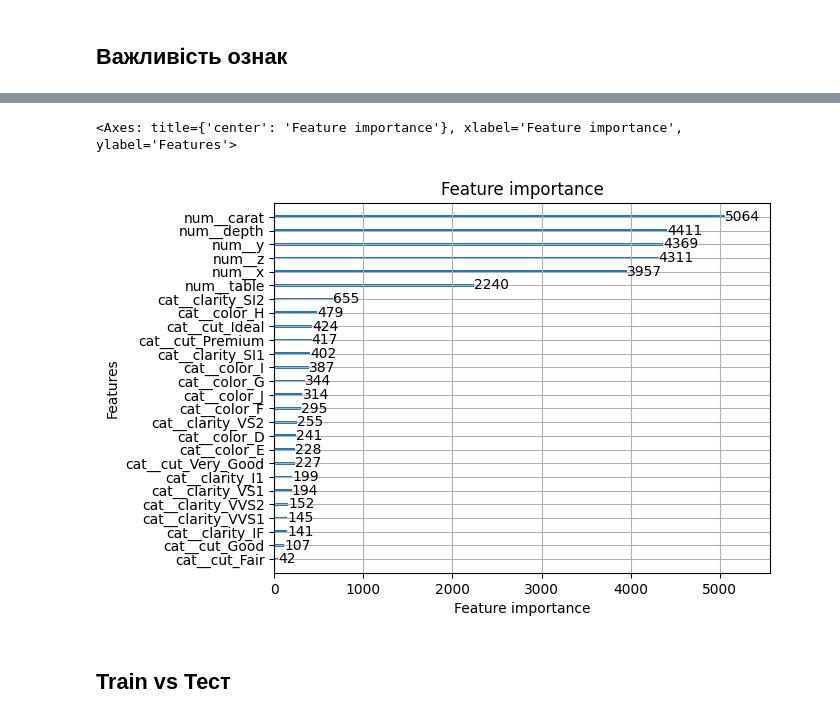
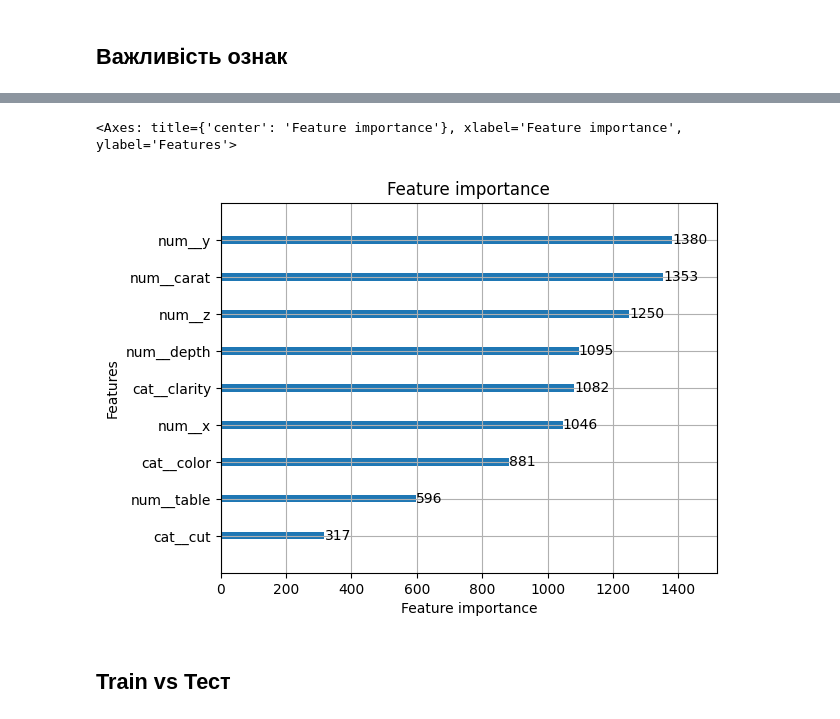
Before and after one commit to HalyshAnton/Python-AI, a Jupyter notebook: lightgbm.ipynb, the cells around one changed output, grey strips where cells are left out. Saved outputs shown, nothing was run; the diff lists cells and outputs as text; code cells hidden in the pictures.

```diff
--- a/lightgbm.ipynb
+++ b/lightgbm.ipynb
@@ -177,7 +185,7 @@ num_transformer = Pipeline(
 # категоріальні ознаки
 cat_transformer = Pipeline(
     steps=[("imputer", SimpleImputer(strategy="most_frequent")),
-           ("encoder", OneHotEncoder(sparse_output=False))
+           ("encoder", OrdinalEncoder())
            ])
 
 # об'єднання двох pipeline
@@ -206,5 +214,9 @@ ColumnTransformer(transformers=[('num',
 # %% [markdown]
 Оскільки ми користуємось новою бібліотекою, то нам потрібно поередньо натренувати `preprocessor` та обробити дані
 # %%
-X_train = preprocessor.fit_transform(X_train)
-X_test = preprocessor.transform(X_test)
+preprocessor.fit(X_train)
+
+X_train_prep = preprocessor.transform(X_train)
+X_test_prep = preprocessor.transform(X_test)
+
+X_train_prep.head(5)
@@ -216,3 +232,9 @@ model = lgb.LGBMRegressor(objective='mse',
+# %%
+import lightgbm as lgbm
+
+model = lgbm.LGBMRegressor(objective='mse',
+                           n_estimators=300,
+                           )
 # %% [markdown]
 ### Опис параметрів:
 
@@ -244,8 +266,9 @@ model = lgb.LGBMRegressor(objective='mse',
 * **group_features:** (list, default=None) - Групові ознаки.
 * **application:** (str, default="regression") - Тип завдання.
 # %%
-model.fit(X_train, y_train,
-          eval_set=[(X_test, y_test), (X_train, y_train)],
-          eval_names = ['test', 'train'],
-          eval_metric='mae')
+model.fit(X_train_prep, y_train,
+          eval_set=[(X_train_prep, y_train),
+                    (X_test_prep, y_test)],
+          eval_names=['train', 'test'],
+          eval_metric=['mae'])
 # %% [output]
@@ -323,8 +356,8 @@ all_metrics
 # %%
-lgb.plot_importance(model)
+lgbm.plot_importance(model)
 # %% [output]
 <Axes: title={'center': 'Feature importance'}, xlabel='Feature importance', ylabel='Features'>
-[figure, old version]
+[figure, new version]
 # %% [markdown]
 ## Train vs Тест
 # %%
```
Also changed, not shown: parts of 17 cells of this notebook.
